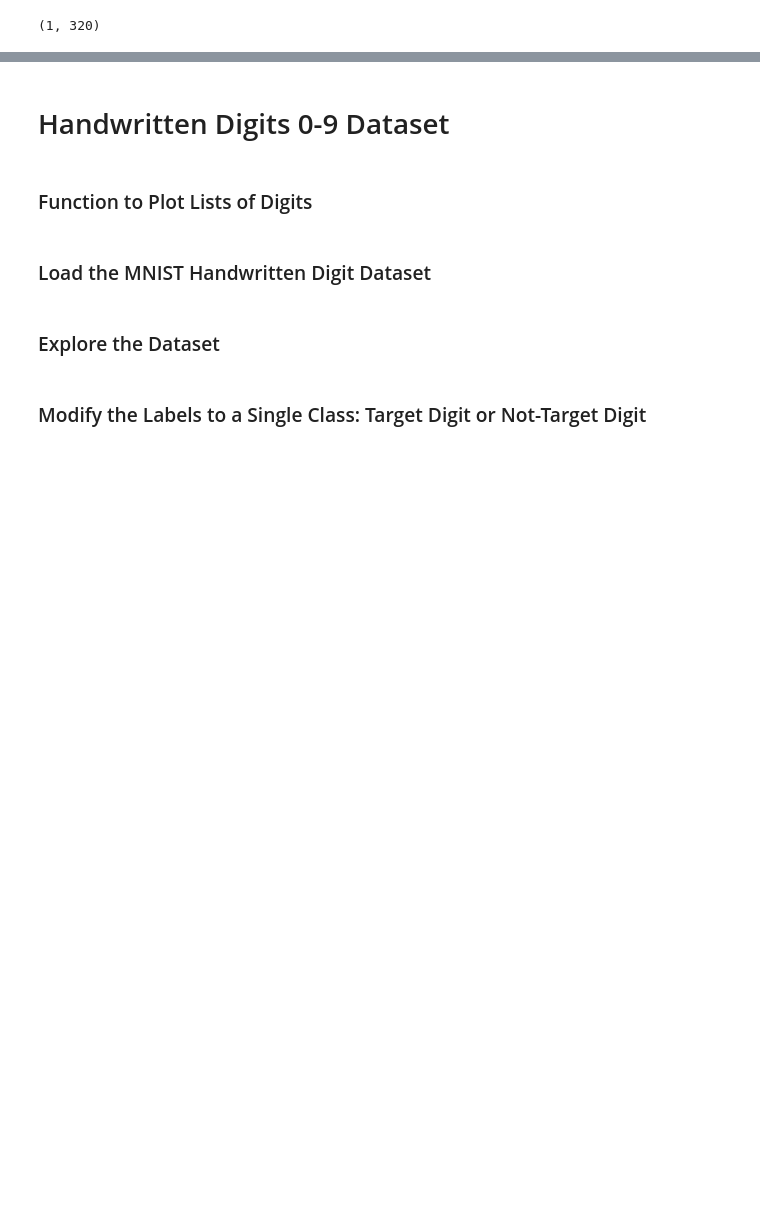
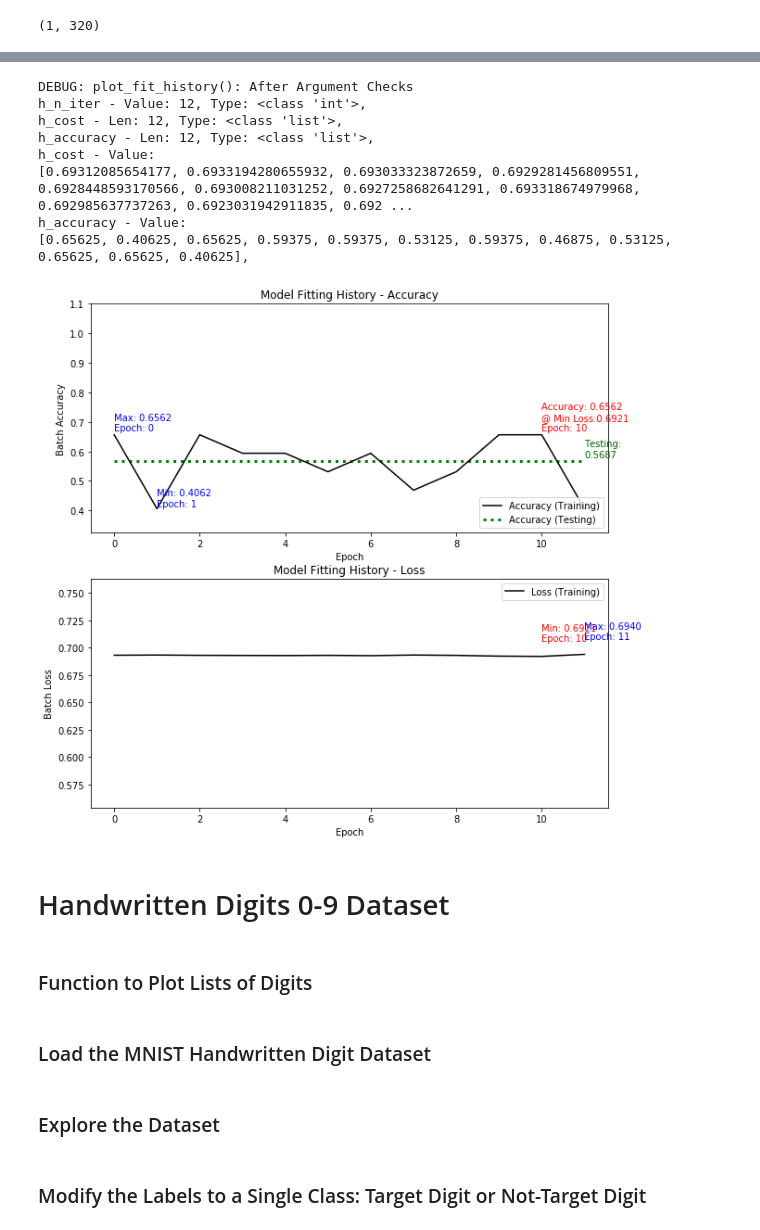
Before and after one commit to daddyjab/DL_Notes, a Jupyter notebook: 02-DL-Deep_Neural_Network.ipynb, the cells around one changed output, grey strips where cells are left out. Drawn from its saved outputs; the diff is of its cells as text; code cells hidden in the pictures; blank space fills up the shorter version.

```diff
--- a/02-DL-Deep_Neural_Network.ipynb
+++ b/02-DL-Deep_Neural_Network.ipynb
@@ -385,11 +392,15 @@ def evaluate(a_y_predict, a_y_actual):
     # Summing provides a count of the 1 values / all of the 0 values
     predict_proba_label_0 = 1 - (sum(y_pred_for_label_0) / sum(np.logical_not(cond_label_is_1)) )
 
+    # Calculate the cost
+    # cost_val = - ( 1/np.size(y_act) ) * np.sum( y_act*np.log(y_pred) + (1-y_act)*np.log(1-y_pred) )
+
     # Return the accuracy
     retval = {
-        'predict_accuracy': predict_accuracy,
-        'predict_proba_label_1': predict_proba_label_1,
-        'predict_proba_label_0': predict_proba_label_0
+        # 'cost': cost_val,
+        'accuracy': predict_accuracy,
+        'proba_label_1': predict_proba_label_1,
+        'proba_label_0': predict_proba_label_0
     }
     return retval
 # %%
@@ -1148,5 +1158,6 @@ y_predict_temp.shape
 # %% [output]
 (1, 320)
 # %%
-evaluate(y_predict_temp, y_temp)
+eval_results = evaluate(y_predict_temp, y_temp)
+eval_results
 # %% [output]
@@ -1166,0 +1165,3 @@ evaluate(y_predict_temp, y_temp)
+# %%
+fit_history = abc.get_hist()
+fit_history
@@ -1323,3 +1320,15 @@ print(f"Y.shape = {Y.shape} (outputs, examples)\n")
+# %%
+plot_fit_history(fit_history, eval_results )
+# %% [output]
+DEBUG: plot_fit_history(): After Argument Checks
+h_n_iter - Value: 12, Type: <class 'int'>,
+h_cost - Len: 12, Type: <class 'list'>,
+h_accuracy - Len: 12, Type: <class 'list'>,
+h_cost - Value:
+[0.69312085654177, 0.6933194280655932, 0.693033323872659, 0.6929281456809551, 0.6928448593170566, 0.693008211031252, 0.6927258682641291, 0.693318674979968, 0.692985637737263, 0.6923031942911835, 0.692 ...
+h_accuracy - Value:
+[0.65625, 0.40625, 0.65625, 0.59375, 0.59375, 0.53125, 0.59375, 0.46875, 0.53125, 0.65625, 0.65625, 0.40625],
+[figure, added]
 # %% [markdown]
 # Handwritten Digits 0-9 Dataset
 # %% [markdown]
```
Also changed, not shown: parts of 12 cells of this notebook, 4 other files.
